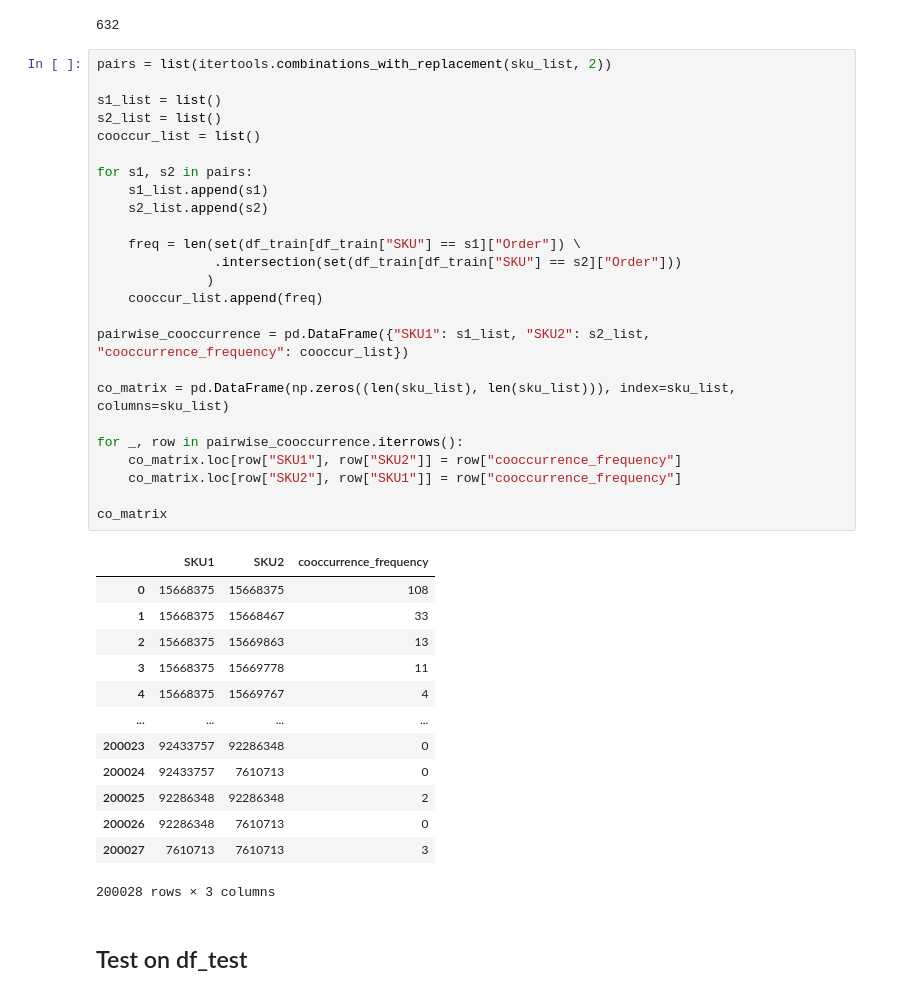
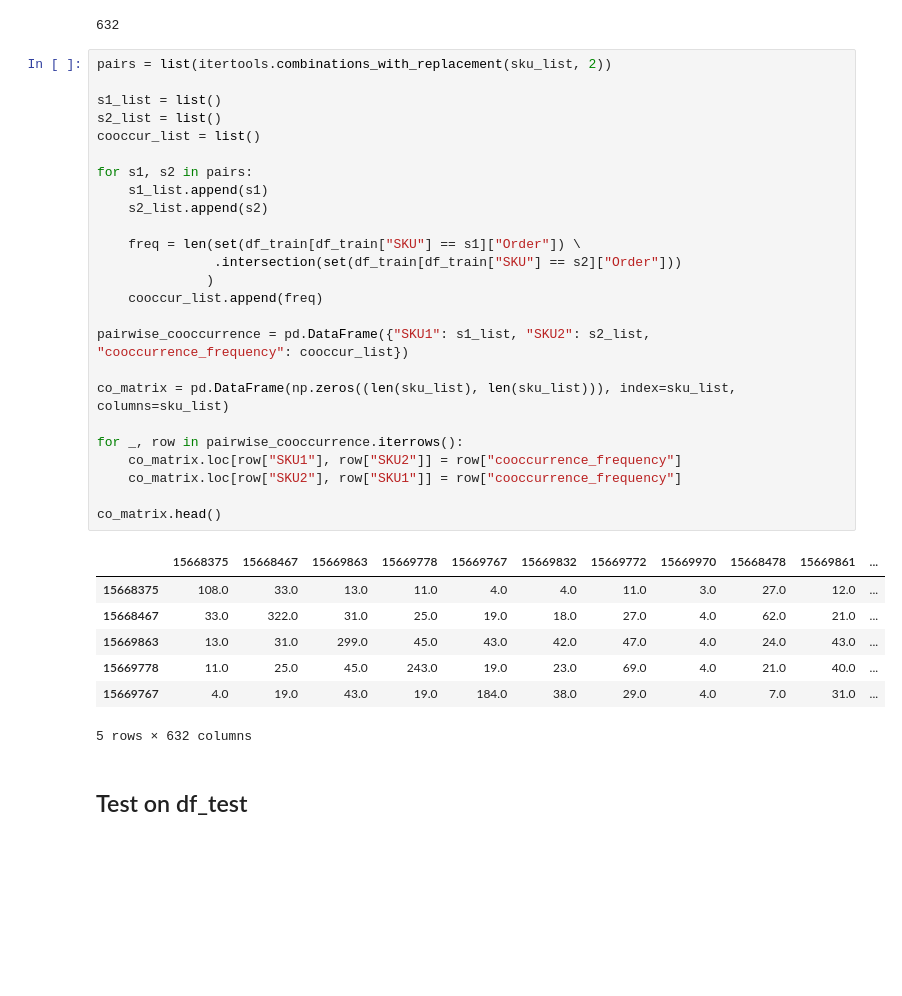
Before and after one commit to chawla201/shopping-cart-completion-problem, a Jupyter notebook: kaggle code.ipynb, the cells around one changed output. Cells and saved outputs as stored; diff of their text form; blank space fills up the shorter version.

```diff
--- a/kaggle code.ipynb
+++ b/kaggle code.ipynb
@@ -687,42 +565,36 @@ len(sku_list)
 # %%
 pairs = list(itertools.combinations_with_replacement(sku_list, 2))
 
 s1_list = list()
 s2_list = list()
 cooccur_list = list()
 
 for s1, s2 in pairs:
     s1_list.append(s1)
     s2_list.append(s2)
 
     freq = len(set(df_train[df_train["SKU"] == s1]["Order"]) \
                .intersection(set(df_train[df_train["SKU"] == s2]["Order"]))
               )
     cooccur_list.append(freq)
 
 pairwise_cooccurrence = pd.DataFrame({"SKU1": s1_list, "SKU2": s2_list, "cooccurrence_frequency": cooccur_list})
 
 co_matrix = pd.DataFrame(np.zeros((len(sku_list), len(sku_list))), index=sku_list, columns=sku_list)
 
 for _, row in pairwise_cooccurrence.iterrows():
     co_matrix.loc[row["SKU1"], row["SKU2"]] = row["cooccurrence_frequency"]
     co_matrix.loc[row["SKU2"], row["SKU1"]] = row["cooccurrence_frequency"]
 
-co_matrix
+co_matrix.head()
 # %% [output]
-|  | SKU1 | SKU2 | cooccurrence_frequency |
-| 0 | 15668375 | 15668375 | 108 |
-| 1 | 15668375 | 15668467 | 33 |
-| 2 | 15668375 | 15669863 | 13 |
-| 3 | 15668375 | 15669778 | 11 |
-| 4 | 15668375 | 15669767 | 4 |
-| ... | ... | ... | ... |
-| 200023 | 92433757 | 92286348 | 0 |
-| 200024 | 92433757 | 7610713 | 0 |
-| 200025 | 92286348 | 92286348 | 2 |
-| 200026 | 92286348 | 7610713 | 0 |
-| 200027 | 7610713 | 7610713 | 3 |
+|  | 15668375 | 15668467 | 15669863 | 15669778 | 15669767 | 15669832 | 15669772 | 15669970 | 15668478 | 15669861 | ... |
+| 15668375 | 108.0 | 33.0 | 13.0 | 11.0 | 4.0 | 4.0 | 11.0 | 3.0 | 27.0 | 12.0 | ... |
+| 15668467 | 33.0 | 322.0 | 31.0 | 25.0 | 19.0 | 18.0 | 27.0 | 4.0 | 62.0 | 21.0 | ... |
+| 15669863 | 13.0 | 31.0 | 299.0 | 45.0 | 43.0 | 42.0 | 47.0 | 4.0 | 24.0 | 43.0 | ... |
+| 15669778 | 11.0 | 25.0 | 45.0 | 243.0 | 19.0 | 23.0 | 69.0 | 4.0 | 21.0 | 40.0 | ... |
+| 15669767 | 4.0 | 19.0 | 43.0 | 19.0 | 184.0 | 38.0 | 29.0 | 4.0 | 7.0 | 31.0 | ... |
-200028 rows × 3 columns
+5 rows × 632 columns
 # %% [markdown]
 ## Test on df_test
 # %%
```
Also changed, not shown: parts of 28 cells of this notebook.
